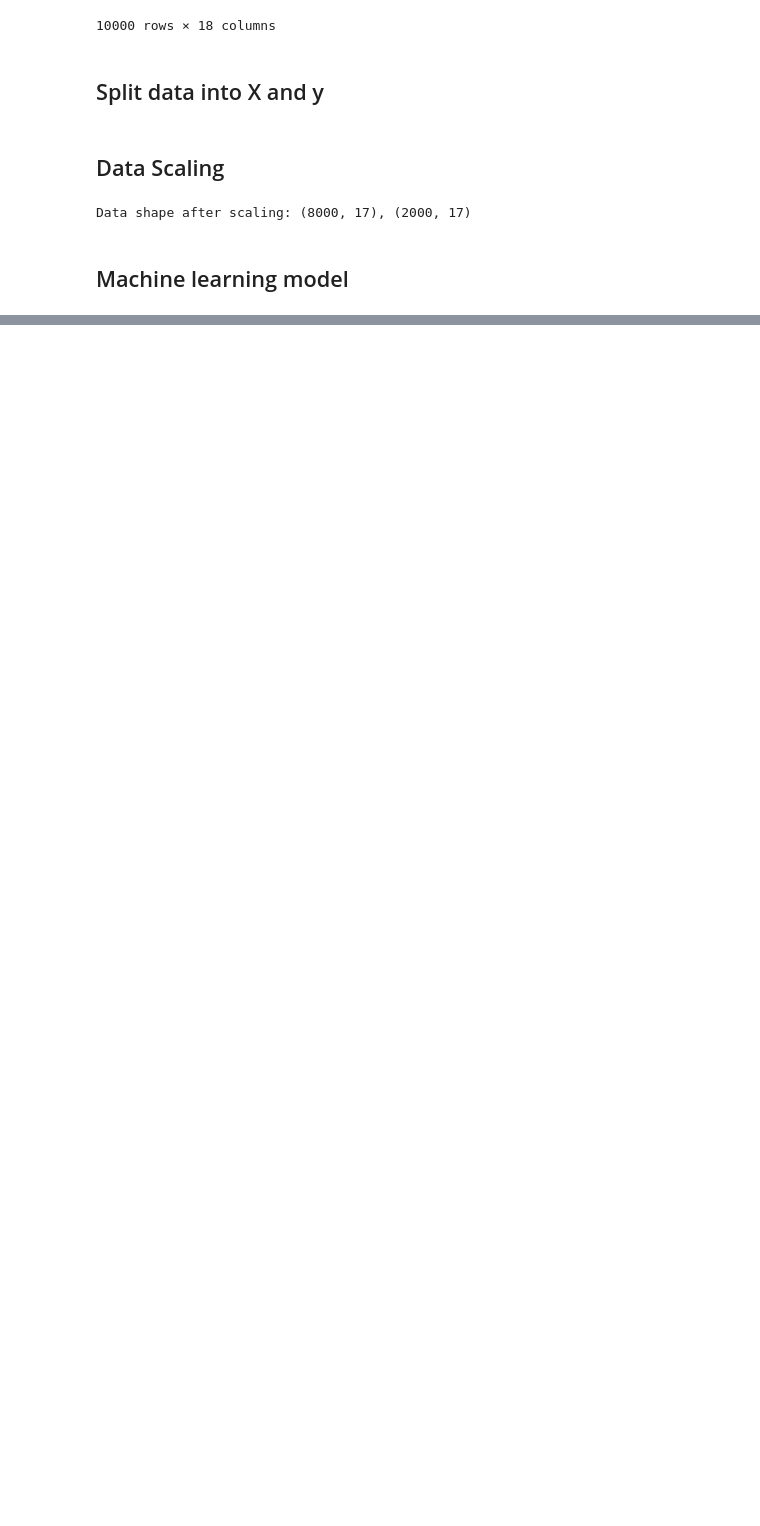
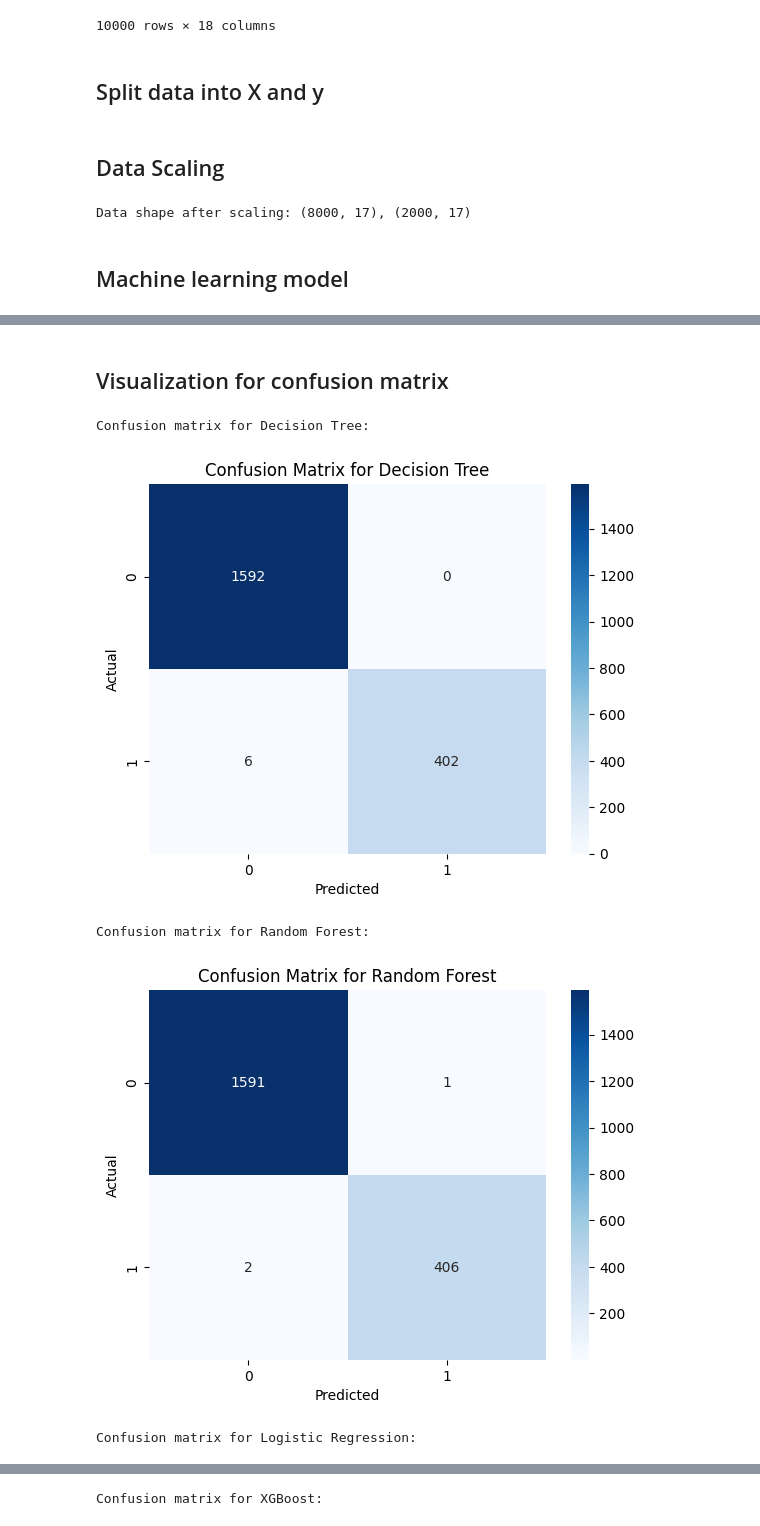
Before and after one commit to Mipjeiger/Bank-ML-End-to-end-Engineer, a Jupyter notebook: ml-engineer/notebooks/01_eda.ipynb, the cells around one changed output, grey strips where cells are left out. Saved outputs shown, nothing was run; the diff lists cells and outputs as text; code cells hidden in the pictures; blank space fills up the shorter version.

```diff
--- a/ml-engineer/notebooks/01_eda.ipynb
+++ b/ml-engineer/notebooks/01_eda.ipynb
@@ -162,7 +164,7 @@ model = {
     "Decision Tree": DecisionTreeClassifier(random_state=42),
     "Random Forest": RandomForestClassifier(random_state=42),
     "Logistic Regression": LogisticRegression(random_state=42),
-    "XGBoost": XGBClassifier(random_state=42, use_label_encoder=False)
+    "XGBoost": XGBClassifier(random_state=42)
 }
 
 # Hyperparameter tuning for all models
@@ -198,7 +200,7 @@ def tune_model(model, param_dist, X_train, y_train):
         param_distributions=param_dist,
         n_iter=10,
         cv=5,
-        verbose=1,
+        verbose=0,
         random_state=42,
         n_jobs=-1
     )
@@ -242,0 +243,20 @@ KeyboardInterrupt:
+# %% [markdown]
+## Visualization for confusion matrix
+# %%
+# Create plot for confusion matrix of each model
+for name, clf in model.items():
+    print(f"Confusion matrix for {name}:")
+    best_clf = tune_model(clf, param_dist[name], X_train_scaled, y_train)
+    y_pred = best_clf.predict(X_test_scaled)
+    cm = confusion_matrix(y_test, y_pred)
+    sns.heatmap(cm, annot=True, fmt='d', cmap='Blues')
+    plt.title(f"Confusion Matrix for {name}")
+    plt.xlabel('Predicted')
+    plt.ylabel('Actual')
+    plt.show()
+# %% [output]
+Confusion matrix for Decision Tree:
+[figure, added]
+Confusion matrix for Random Forest:
+[figure, added]
+Confusion matrix for Logistic Regression:
@@ -242,0 +264 @@ KeyboardInterrupt:
+Confusion matrix for XGBoost:
```
Also changed, not shown: parts of 3 cells of this notebook, 1 other file.
